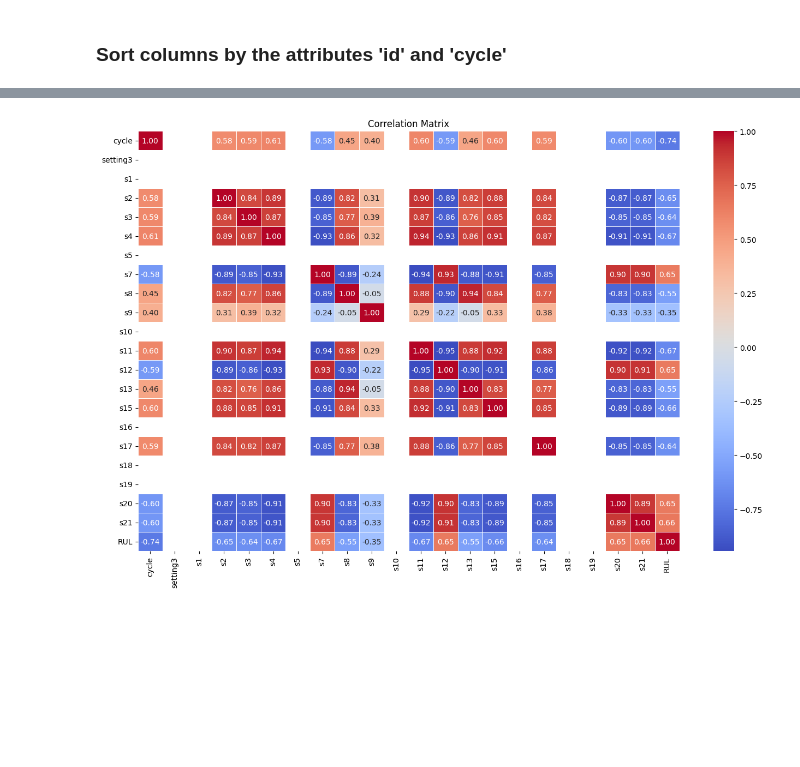
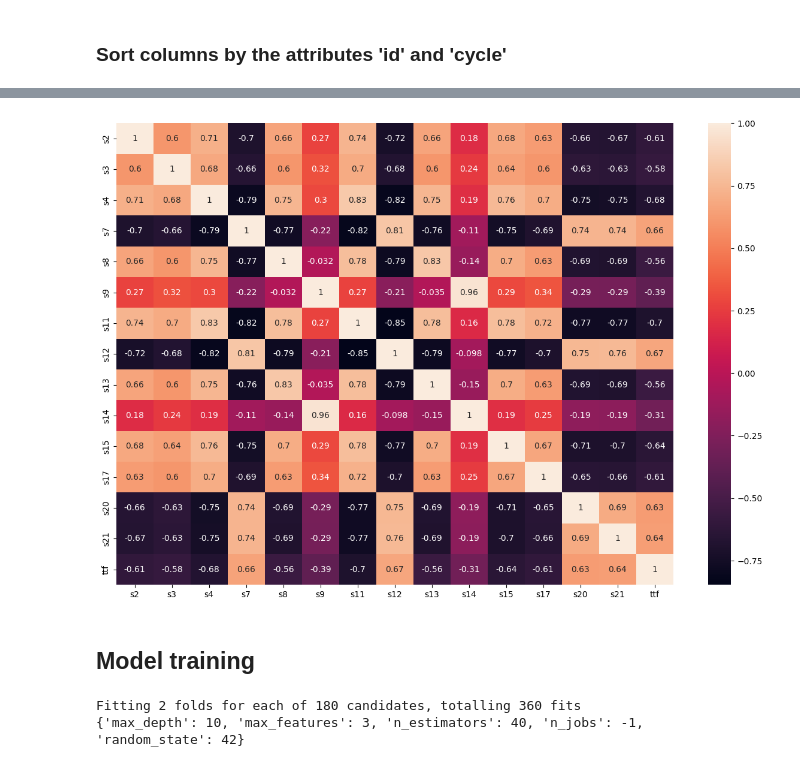
Before and after one commit to NechZ/Predictive-Maintenance, a Jupyter notebook: Engine-Predictive-Maintenance.ipynb, the cells around one changed output, grey strips where cells are left out. Cells and saved outputs as stored; diff of their text form; code cells hidden in the pictures; blank space fills up the shorter version.

Commit message:
RandomForest

```diff
--- a/Engine-Predictive-Maintenance.ipynb
+++ b/Engine-Predictive-Maintenance.ipynb
@@ -117,24 +158,0 @@ plt.show()
-# %%
-# Remove features with low correlation to RUL
-low_corr_cols = corr[corr["RUL"].abs() < 0.3].index
-train_data.drop(low_corr_cols, axis=1, inplace=True)
-test_data.drop(low_corr_cols, axis=1, inplace=True)
-
-corr = train_data.corr()
-
-# Remove features with high correlation to each other
-high_corr_cols = set()
-for i in range(len(corr.columns)):
-    for j in range(i):
-        if abs(corr.iloc[i, j]) > 0.9:
-            high_corr_cols.add(corr.columns[i])
-
-train_data.drop(high_corr_cols, axis=1, inplace=True)
-test_data.drop(high_corr_cols, axis=1, inplace=True)
-
-plt.figure(figsize=(16, 10))
-sns.heatmap(corr, annot=True, fmt='.2f', cmap='coolwarm', linewidths=0.5)
-plt.title('Correlation Matrix')
-plt.show()
-# %% [output]
-[figure, removed]
@@ -148,2 +159,45 @@ y_test = test_data['RUL']
+# %%
+# Remove columns with constant values
+remove_cols = ['setting3', 's1', 's5', 's10', 's16', 's18', 's19']
+train_data.drop(remove_cols, axis=1, inplace=True)
+test_data.drop(remove_cols, axis=1, inplace=True)
+# %%
+features_orig = ['setting1', 'setting2', 'setting3', 's1', 's2', 's3', 's4', 's5', 's6', 's7', 's8', 's9', 's10', 's11', 's12', 's13', 's14', 's15', 's16', 's17', 's18', 's19', 's20', 's21']
+features_av_sd = ['s1_av', 's2_av', 's3_av', 's4_av', 's7_av', 's8_av', 's9_av', 's11_av', 's12_av', 's13_av', 's14_av', 's15_av', 's17_av', 's20_av', 's21_av', 's1_sd', 's2_sd', 's3_sd', 's4_sd', 's7_sd', 's8_sd', 's9_sd', 's11_sd', 's12_sd', 's13_sd', 's14_sd', 's15_sd', 's17_sd', 's20_sd', 's21_sd']
+features_low_corr = ['setting3', 's1', 's10', 's18','s19','s16','s5', 'setting1', 'setting2']
+features_high_corr = ['s2', 's3', 's4', 's7', 's8', 's9', 's11', 's12', 's13', 's14', 's15', 's17', 's20','s21']
+features = features_high_corr
+plt.figure(figsize=(15,10))
+corr = train_data[features + ['ttf']].corr()
+sns.heatmap(corr, annot=True)
+
+
+X_train = train_data[features]
+y_train = train_data['ttf']
+X_test = test_data[features]
+y_test = test_data['ttf']
+scaler = preprocessing.MinMaxScaler()
+X_train = scaler.fit_transform(X_train)
+X_test = scaler.transform(X_test)
+# %% [output]
+[figure, added]
+# %% [markdown]
+## Model training
+# %%
+# Grid search
+model = RandomForestRegressor()
+param_grid = {
+    'n_estimators': [5, 10, 20, 30, 40],
+    'max_depth': [2, 3, 5, 5, 10, 15],
+    'max_features': [1, 2, 3, 4, 5, 6],
+    'n_jobs': [-1],
+    'random_state': [42]
+}
+grid_search = GridSearchCV(estimator=model, param_grid=param_grid, cv=2, n_jobs=-1, verbose=1)
+grid_search.fit(X_train, y_train)
+print(grid_search.best_params_)
+# %% [output]
+Fitting 2 folds for each of 180 candidates, totalling 360 fits
+{'max_depth': 10, 'max_features': 3, 'n_estimators': 40, 'n_jobs': -1, 'random_state': 42}
 # %%
 # Training the model
```
Also changed, not shown: parts of 16 cells of this notebook.
